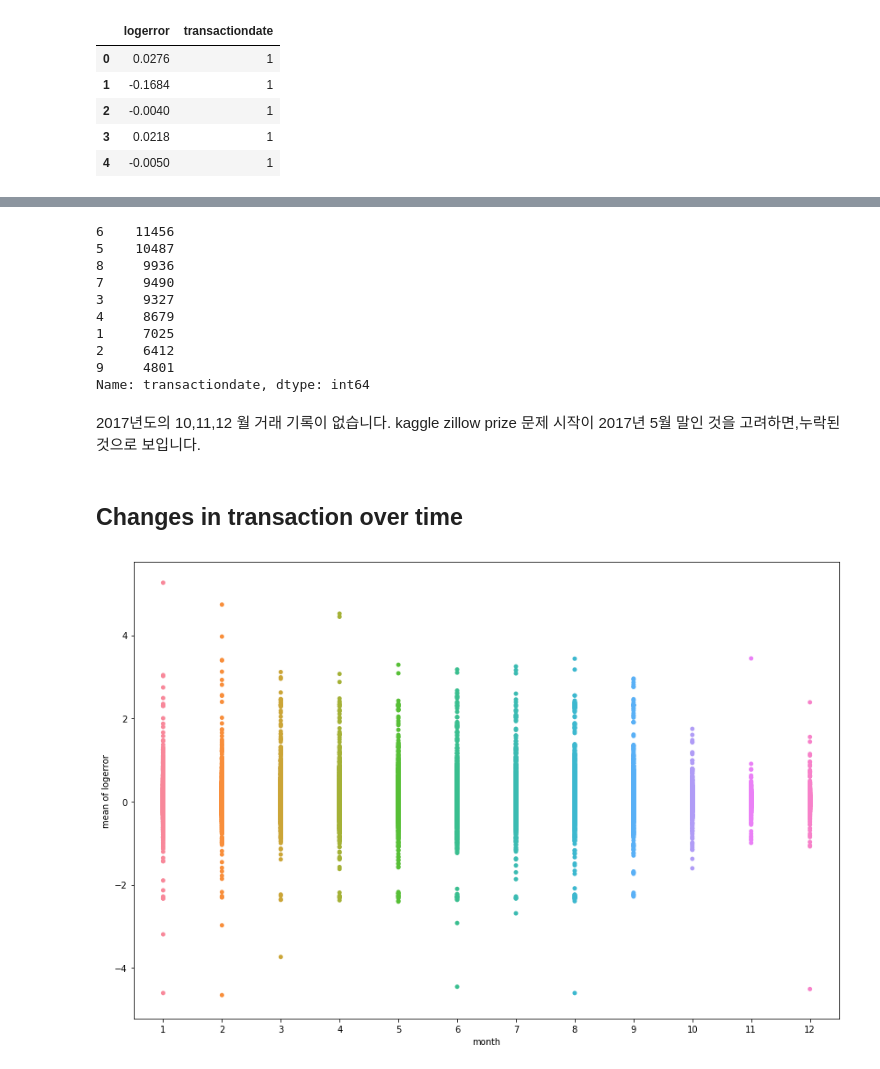
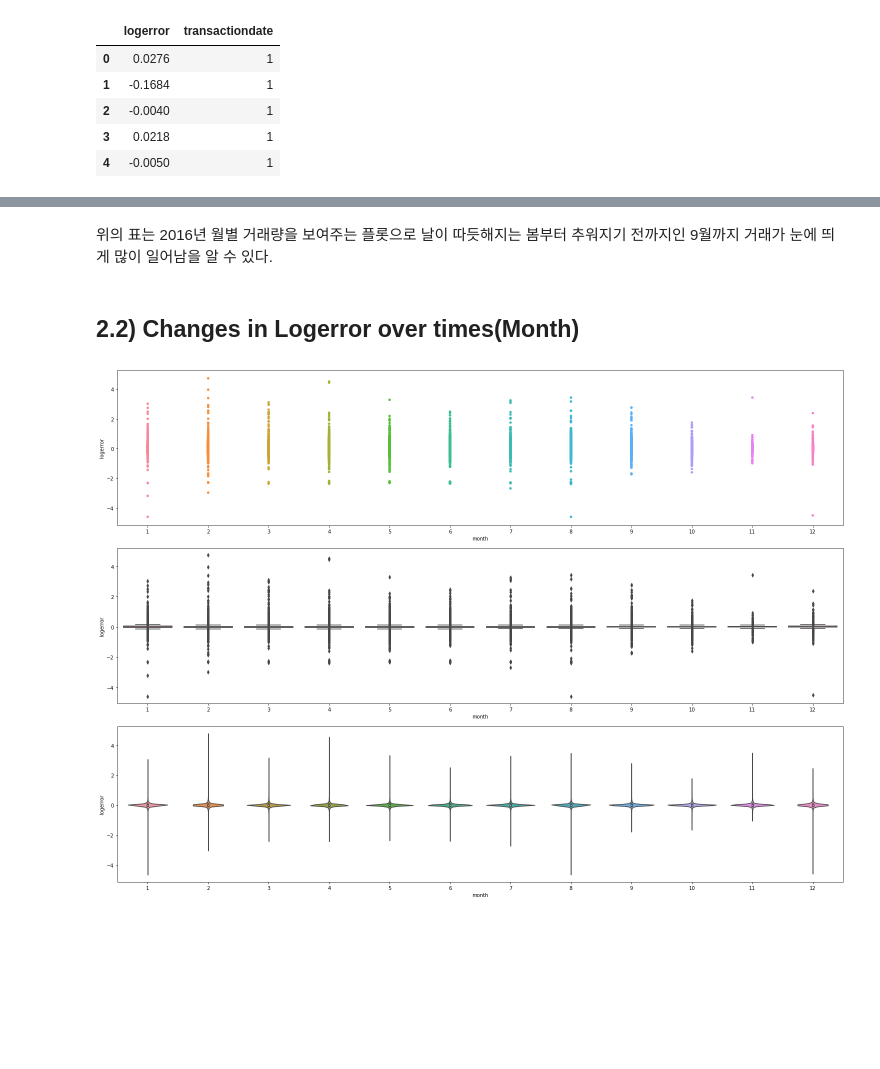
Before and after one commit to hskimim/data-analysis-tutorial, a Jupyter notebook: zillow_prize_estimation/Train_data.ipynb, the cells around one changed output, grey strips where cells are left out. Cells and saved outputs as stored; diff of their text form; code cells hidden in the pictures; blank space fills up the shorter version.

```diff
--- a/zillow_prize_estimation/Train_data.ipynb
+++ b/zillow_prize_estimation/Train_data.ipynb
@@ -20,2 +18,2 @@ from statsmodels.stats.stattools import jarque_bera
 # %%
-train_16 = pd.read_csv('train_2016_v2.csv',parse_dates=['transactiondate'])
+train_16 = pd.read_csv('train_2016_v2.csv',parse_dates=['transactiondate'],dtype={'parcelid':int})
@@ -24,2 +20,4 @@ prop_16 = pd.read_csv('properties_2016.csv')
+# %%
+prop_16 = pd.read_csv('properties_2016.csv',dtype={'fireplaceflag':object, 'taxdelinquencyflag':object, 'fireplaceflag':object, 'propertyzoningdesc':object, 'propertycountylandusecode':object, 'hashottuborspa':object})
 # %%
 train_df1 = pd.merge(train_16,prop_16,on='parcelid', how ='left')
@@ -70,0 +24,2 @@ legnth of train_df which is data of 2016 and 2017:167888
+# %%
+train_df = train_df1.copy()
@@ -212,27 +169,22 @@ total volumne of transaction in 2017: 77613
-# %%
-train_17.transactiondate.dt.month.value_counts()
-# %% [output]
-6    11456
-5    10487
-8     9936
-7     9490
-3     9327
-4     8679
-1     7025
-2     6412
-9     4801
-Name: transactiondate, dtype: int64
-# %% [markdown]
-2017년도의 10,11,12 월 거래 기록이 없습니다.
-kaggle zillow prize 문제 시작이 2017년 5월 말인 것을 고려하면,누락된 것으로 보입니다.
+# %% [markdown]
+위의 표는 2016년 월별 거래량을 보여주는 플롯으로 날이 따듯해지는 봄부터 추워지기 전까지인 9월까지 거래가 눈에 띄게 많이 일어남을 알 수 있다.
 # %% [markdown]
-## Changes in transaction over time
+## 2.2) Changes in Logerror over times(Month)
 # %%
-plt.figure(figsize=(12,8))
+plt.figure(figsize=(21,15))
+plt.subplot(311)
 sns.stripplot(train_df.transactiondate.dt.month,train_df.logerror,data=train_df)
 plt.xlabel('month')
-plt.ylabel('mean of logerror')
+plt.ylabel('logerror')
+plt.subplot(312)
+sns.boxplot(train_df.transactiondate.dt.month,train_df.logerror,data=train_df)
+plt.xlabel('month')
+plt.ylabel('logerror')
+plt.subplot(313)
+sns.violinplot(train_df.transactiondate.dt.month,train_df.logerror,data=train_df)
+plt.xlabel('month')
+plt.ylabel('logerror')
 plt.tight_layout()
 plt.show()
 # %% [output]
-[figure, old version]
+[figure, new version]
```
Also changed, not shown: parts of 55 cells of this notebook, 1 other file.
